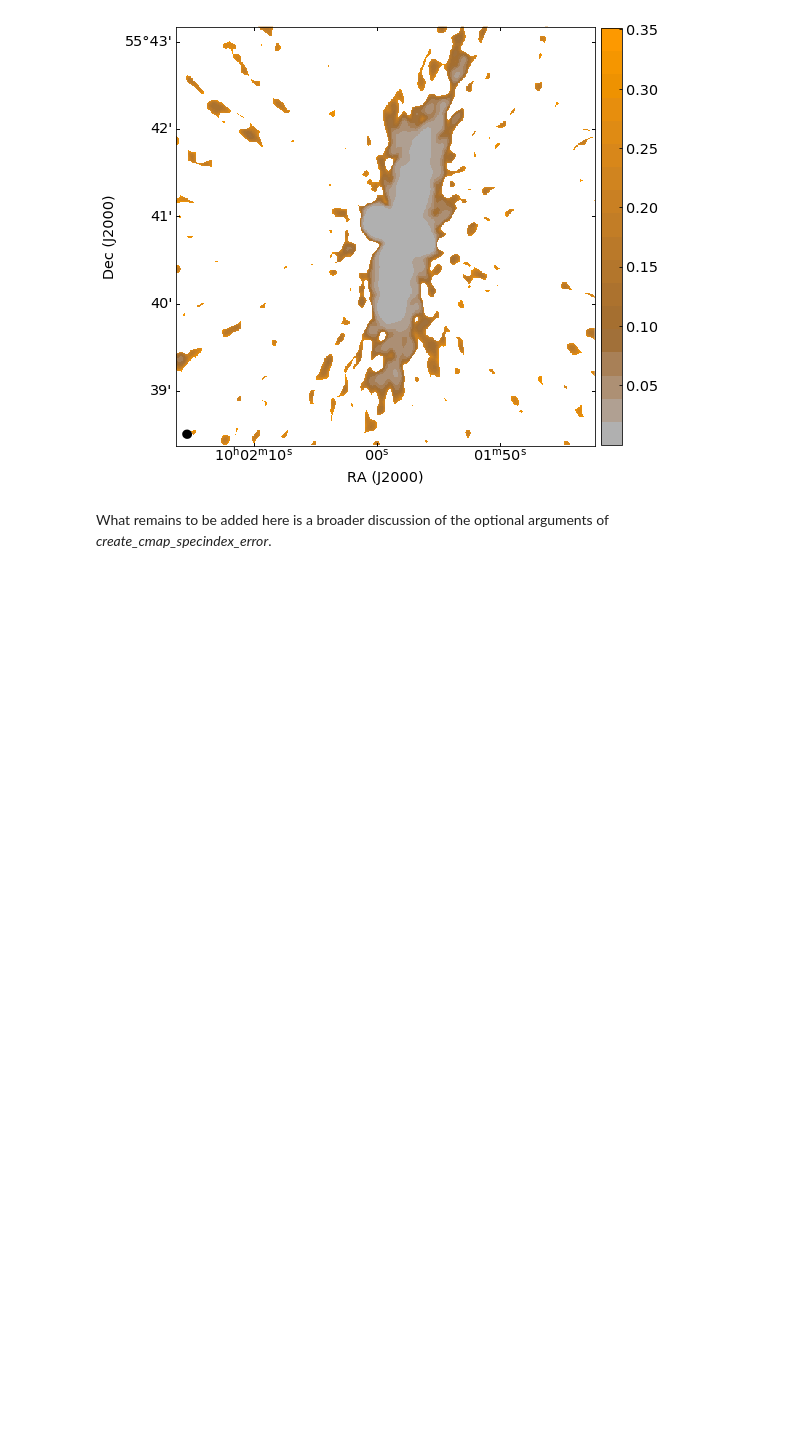
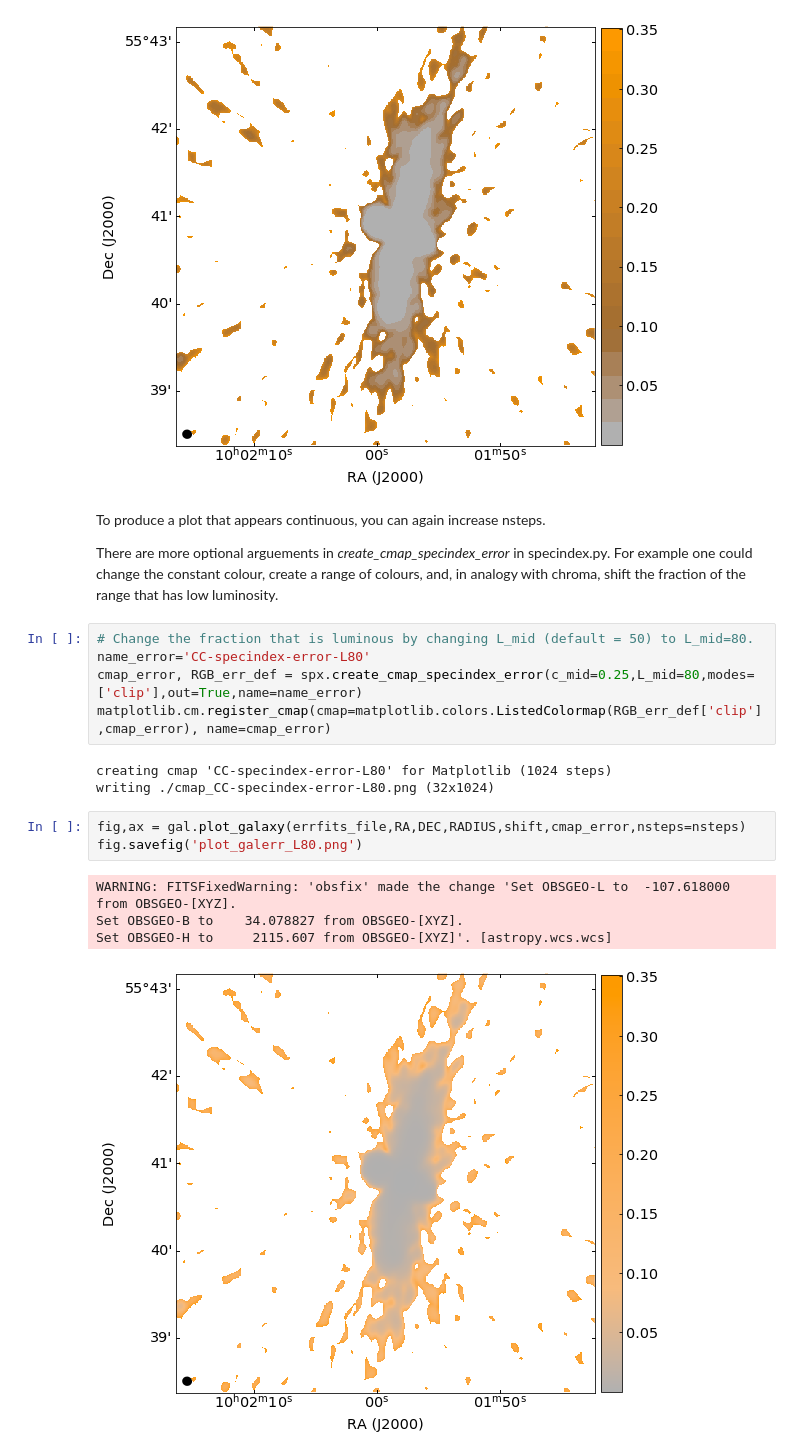
Before and after one commit to mlarichardson/CosmosCanvas, a Jupyter notebook: 1. Plot Spectral Index.ipynb, the cells around one changed output. Drawn from its saved outputs; the diff is of its cells as text; blank space fills up the shorter version.

Commit message:
Extended notebook for error mapand adjusted comments

```diff
--- a/1. Plot Spectral Index.ipynb
+++ b/1. Plot Spectral Index.ipynb
@@ -205,5 +209,23 @@ WARNING: FITSFixedWarning: 'obsfix' made the change 'Set OBSGEO-L to  -107.61800
 Set OBSGEO-B to    34.078827 from OBSGEO-[XYZ].
 Set OBSGEO-H to     2115.607 from OBSGEO-[XYZ]'. [astropy.wcs.wcs]
 [figure]
-# %% [markdown]
-What remains to be added here is a broader discussion of the optional arguments of *create_cmap_specindex_error*.
+# %% [markdown]
+To produce a plot that appears continuous, you can again increase nsteps.
+
+There are more optional arguements in *create_cmap_specindex_error* in specindex.py. For example one could change the constant colour, create a range of colours, and, in analogy with chroma, shift the fraction of the range that has low luminosity.
+# %%
+# Change the fraction that is luminous by changing L_mid (default = 50) to L_mid=80.
+name_error='CC-specindex-error-L80'
+cmap_error, RGB_err_def = spx.create_cmap_specindex_error(c_mid=0.25,L_mid=80,modes=['clip'],out=True,name=name_error)
+matplotlib.cm.register_cmap(cmap=matplotlib.colors.ListedColormap(RGB_err_def['clip'],cmap_error), name=cmap_error)
+# %% [output]
+creating cmap 'CC-specindex-error-L80' for Matplotlib (1024 steps)
+writing ./cmap_CC-specindex-error-L80.png (32x1024)
+# %%
+fig,ax = gal.plot_galaxy(errfits_file,RA,DEC,RADIUS,shift,cmap_error,nsteps=nsteps)
+fig.savefig('plot_galerr_L80.png')
+# %% [output]
+WARNING: FITSFixedWarning: 'obsfix' made the change 'Set OBSGEO-L to  -107.618000 from OBSGEO-[XYZ].
+Set OBSGEO-B to    34.078827 from OBSGEO-[XYZ].
+Set OBSGEO-H to     2115.607 from OBSGEO-[XYZ]'. [astropy.wcs.wcs]
+[figure, added]
```
Also changed, not shown: parts of 17 cells of this notebook.
